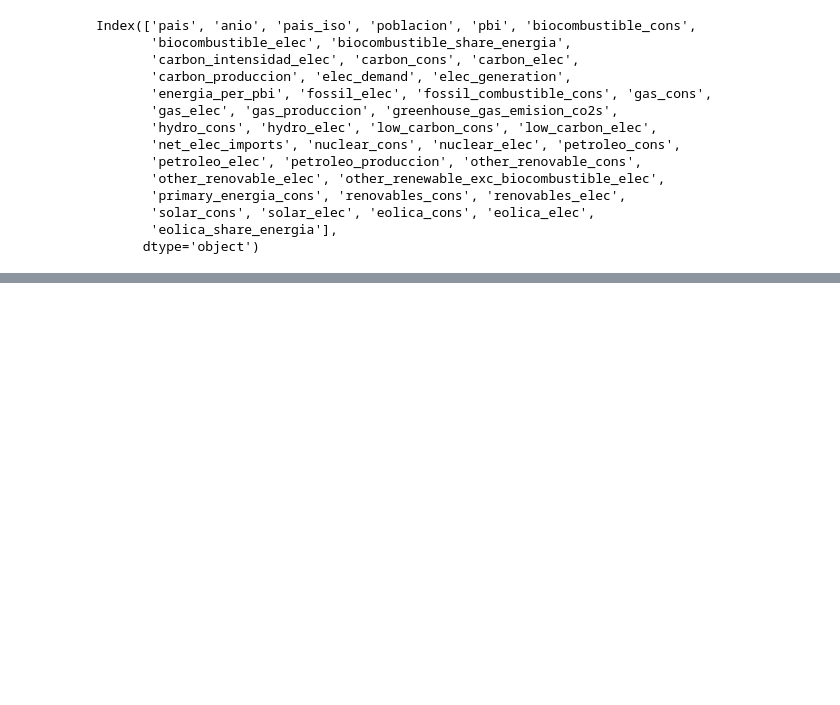
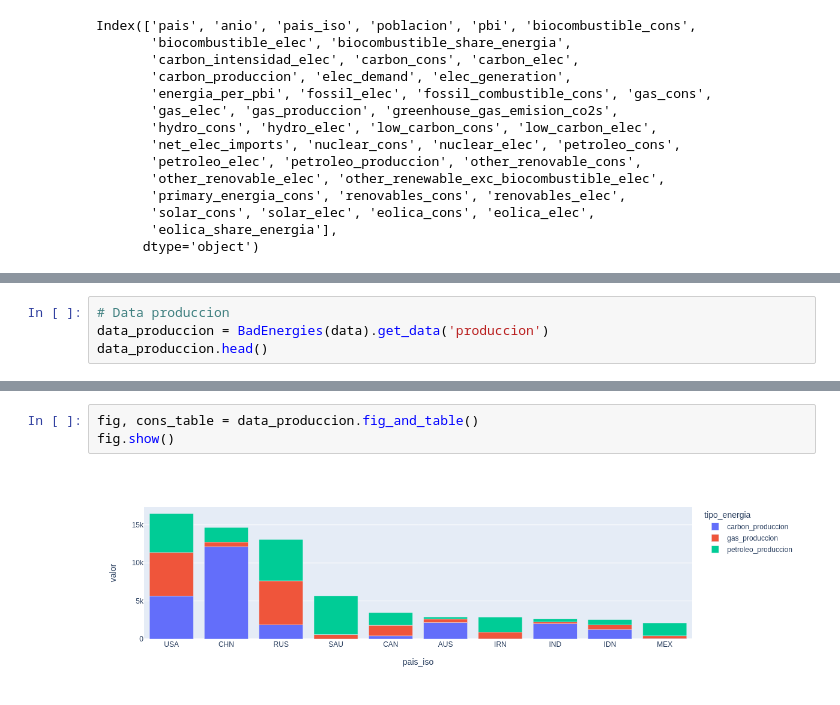
Before and after one commit to lookmydata/CO2-Emissions, a Jupyter notebook: exploration/kpi_exploratorio_nico.ipynb, the cells around one changed output, grey strips where cells are left out. Drawn from its saved outputs; the diff is of its cells as text; blank space fills up the shorter version.

```diff
--- a/exploration/kpi_exploratorio_nico.ipynb
+++ b/exploration/kpi_exploratorio_nico.ipynb
@@ -89,0 +167,4 @@ array(['AFG', None, 'ALB', 'DZA', 'ASM', 'AGO', 'ATA', 'ATG', 'ARG',
+# %%
+# Data produccion
+data_produccion = BadEnergies(data).get_data('produccion')
+data_produccion.head()
@@ -89,0 +189,5 @@ array(['AFG', None, 'ALB', 'DZA', 'ASM', 'AGO', 'ATA', 'ATG', 'ARG',
+# %%
+fig, cons_table = data_produccion.fig_and_table()
+fig.show()
+# %% [output]
+[figure, added]
```
Also changed, not shown: parts of 17 cells of this notebook.
